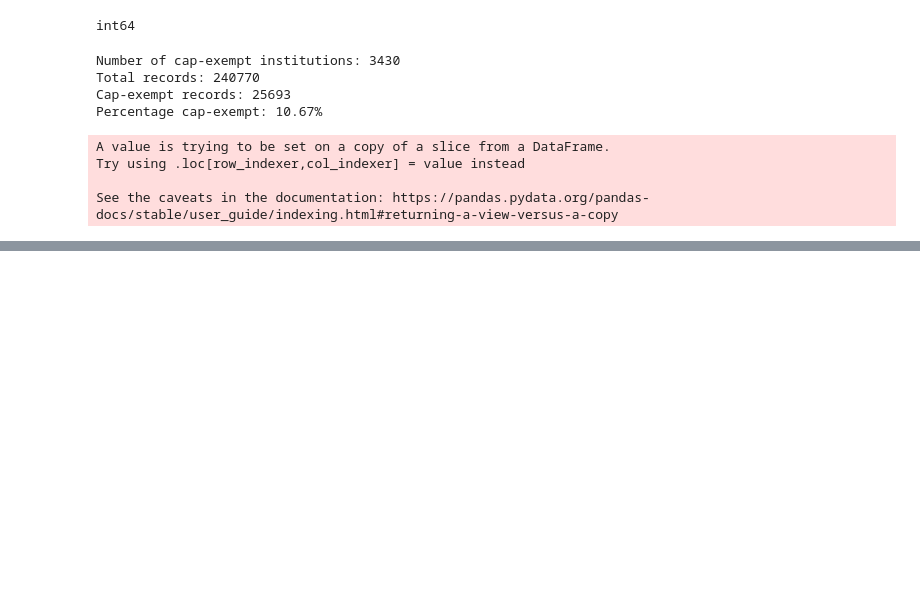
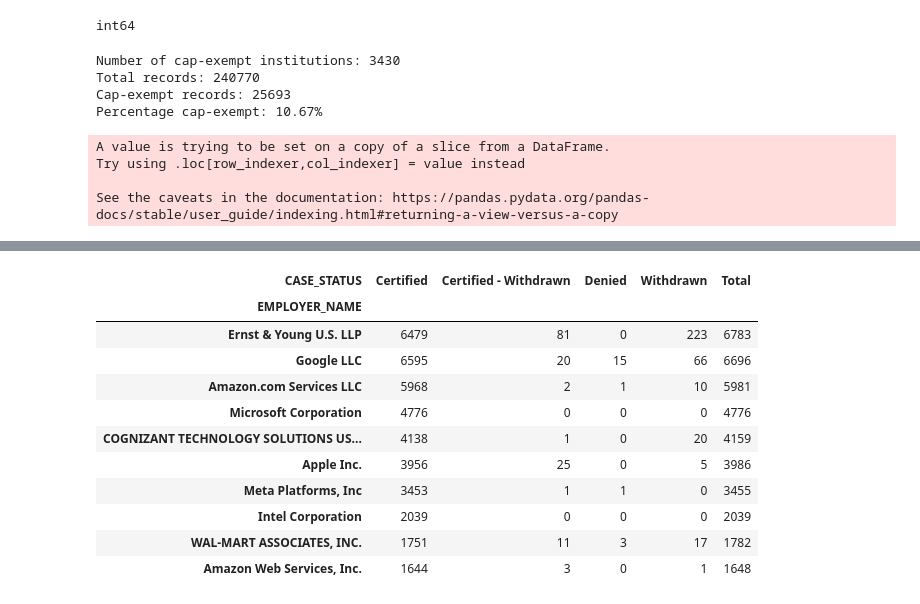
Before and after one commit to MMugambi/H1B_Analysis, a Jupyter notebook: perm.ipynb, the cells around one changed output, grey strips where cells are left out. Cells and saved outputs as stored; diff of their text form; code cells hidden in the pictures; blank space fills up the shorter version.

```diff
--- a/perm.ipynb
+++ b/perm.ipynb
@@ -335,0 +332,24 @@ State               Institution_Name     Institution_Type  Total_Applications  C
+# %%
+# pivot table for case status
+case_status_pivot = lca_filtered.groupby(['EMPLOYER_NAME', 'CASE_STATUS']).size().unstack(fill_value=0)
+
+# TOTALS AND PERCENTAGE
+case_status_pivot['Total'] = case_status_pivot.sum(axis=1)
+case_status_pivot['Certified'] = case_status_pivot.get('Certified', 0)
+
+case_status_pivot = case_status_pivot.sort_values('Total', ascending=False)
+
+display(case_status_pivot.head(10))
+# %% [output]
+| CASE_STATUS | Certified | Certified - Withdrawn | Denied | Withdrawn | Total |
+| EMPLOYER_NAME |  |  |  |  |  |
+| Ernst & Young U.S. LLP | 6479 | 81 | 0 | 223 | 6783 |
+| Google LLC | 6595 | 20 | 15 | 66 | 6696 |
+| Amazon.com Services LLC | 5968 | 2 | 1 | 10 | 5981 |
+| Microsoft Corporation | 4776 | 0 | 0 | 0 | 4776 |
+| COGNIZANT TECHNOLOGY SOLUTIONS US... | 4138 | 1 | 0 | 20 | 4159 |
+| Apple Inc. | 3956 | 25 | 0 | 5 | 3986 |
+| Meta Platforms, Inc | 3453 | 1 | 1 | 0 | 3455 |
+| Intel Corporation | 2039 | 0 | 0 | 0 | 2039 |
+| WAL-MART ASSOCIATES, INC. | 1751 | 11 | 3 | 17 | 1782 |
+| Amazon Web Services, Inc. | 1644 | 3 | 0 | 1 | 1648 |
```
Also changed, not shown: parts of 4 cells of this notebook.
